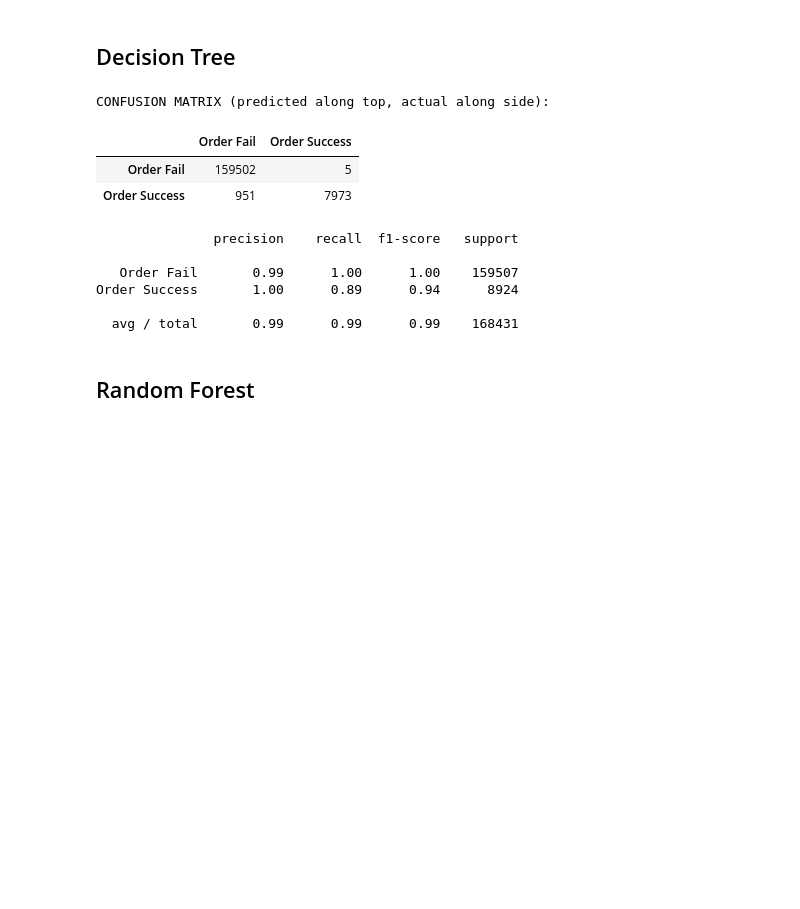
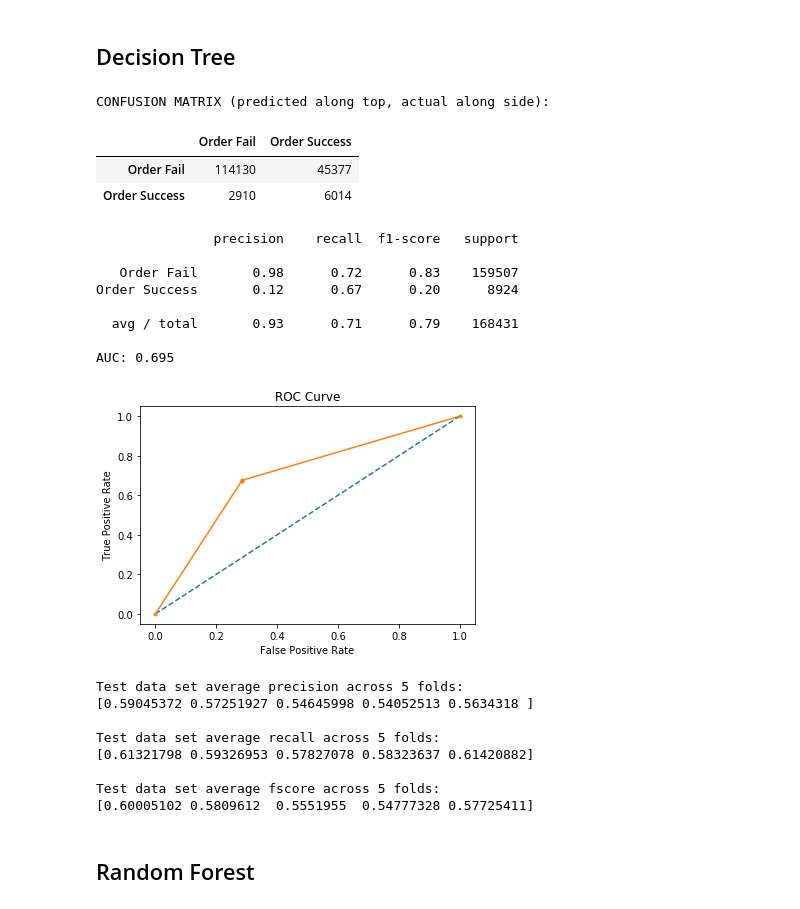
Before and after one commit to acaruso7/Order-Book-Trade-Classification, a Jupyter notebook: baseline_models.ipynb, the cells around one changed output. Saved outputs shown, nothing was run; the diff lists cells and outputs as text; code cells hidden in the pictures; blank space fills up the shorter version.

```diff
--- a/baseline_models.ipynb
+++ b/baseline_models.ipynb
@@ -1,4 +1,6 @@
 # %%
+import matplotlib.pyplot as plt
+plt.rcParams["figure.figsize"] = (11,6)
 import pandas as pd
 pd.set_option('display.max_columns', 50)
 
@@ -9,6 +11,10 @@ from sklearn.ensemble import RandomForestClassifier
 
 from sklearn.metrics import confusion_matrix
 from sklearn.metrics import classification_report
+from sklearn.model_selection import cross_validate
+from sklearn.model_selection import cross_val_predict
+from sklearn.metrics import roc_curve
+from sklearn.metrics import roc_auc_score
 # %%
 df = pd.read_csv('data.csv')
 display(df.describe())
@@ -156,10 +170,14 @@ def model_eval(y_test, y_pred):
 # %%
 logreg = LogisticRegression()
 
-logreg.fit(features, response)
+logreg.fit(train_features, train_response)
 
 y_pred = logreg.predict(test_features)
 model_eval(test_response, y_pred)
+
+plot_roc_curve(logreg, test_features, test_response)
+
+# cross_validation(logreg, features, response, 5)
 # %% [output]
 CONFUSION MATRIX (predicted along top, actual along side):
 |  | Order Fail | Order Success |
@@ -176,21 +197,36 @@ Order Success       0.00      0.00      0.00      8924
 # %%
 CART = DecisionTreeClassifier()
 
-CART.fit(features, response)
+CART.fit(train_features, train_response)
 
 y_pred = CART.predict(test_features)
 model_eval(test_response, y_pred)
+
+plot_roc_curve(CART, test_features, test_response)
+
+cross_validation(CART, features, response, 5)
 # %% [output]
 CONFUSION MATRIX (predicted along top, actual along side):
 |  | Order Fail | Order Success |
-| Order Fail | 159502 | 5 |
-| Order Success | 951 | 7973 |
+| Order Fail | 114130 | 45377 |
+| Order Success | 2910 | 6014 |
                precision    recall  f1-score   support
 
-   Order Fail       0.99      1.00      1.00    159507
-Order Success       1.00      0.89      0.94      8924
+   Order Fail       0.98      0.72      0.83    159507
+Order Success       0.12      0.67      0.20      8924
 
-  avg / total       0.99      0.99      0.99    168431
+  avg / total       0.93      0.71      0.79    168431
+
+AUC: 0.695
+[figure, added]
+Test data set average precision across 5 folds:
+[0.59045372 0.57251927 0.54645998 0.54052513 0.5634318 ]
+
+Test data set average recall across 5 folds:
+[0.61321798 0.59326953 0.57827078 0.58323637 0.61420882]
+
+Test data set average fscore across 5 folds:
+[0.60005102 0.5809612  0.5551955  0.54777328 0.57725411]
 # %% [markdown]
 ## Random Forest
 # %%
```
Also changed, not shown: parts of 8 cells of this notebook.
